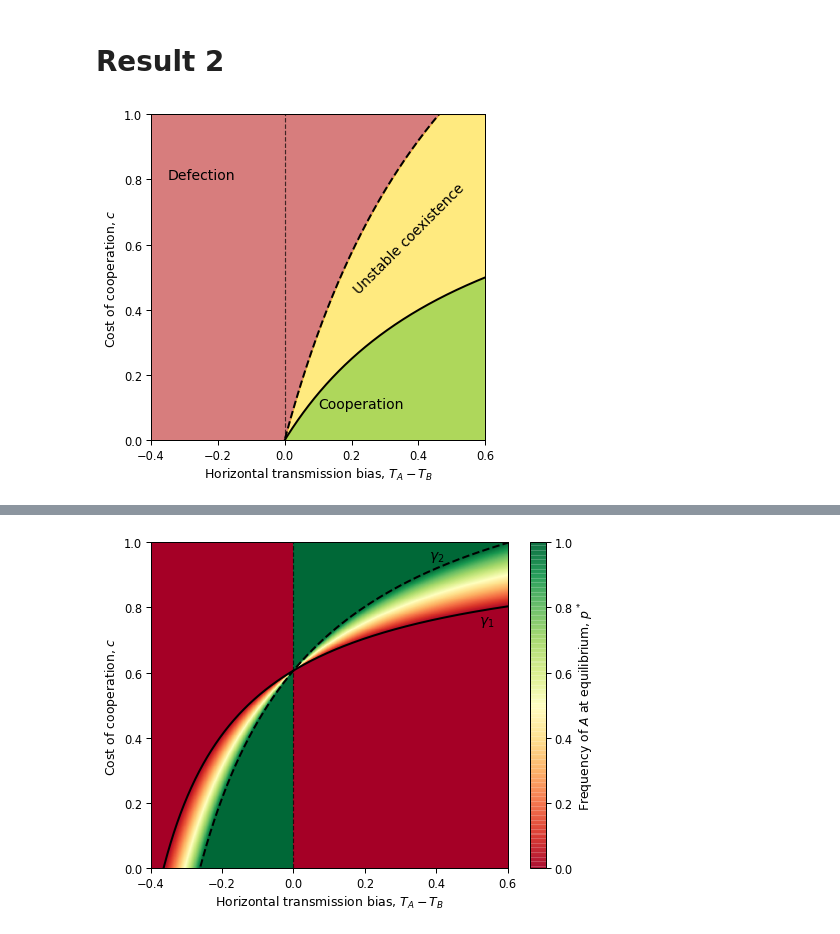
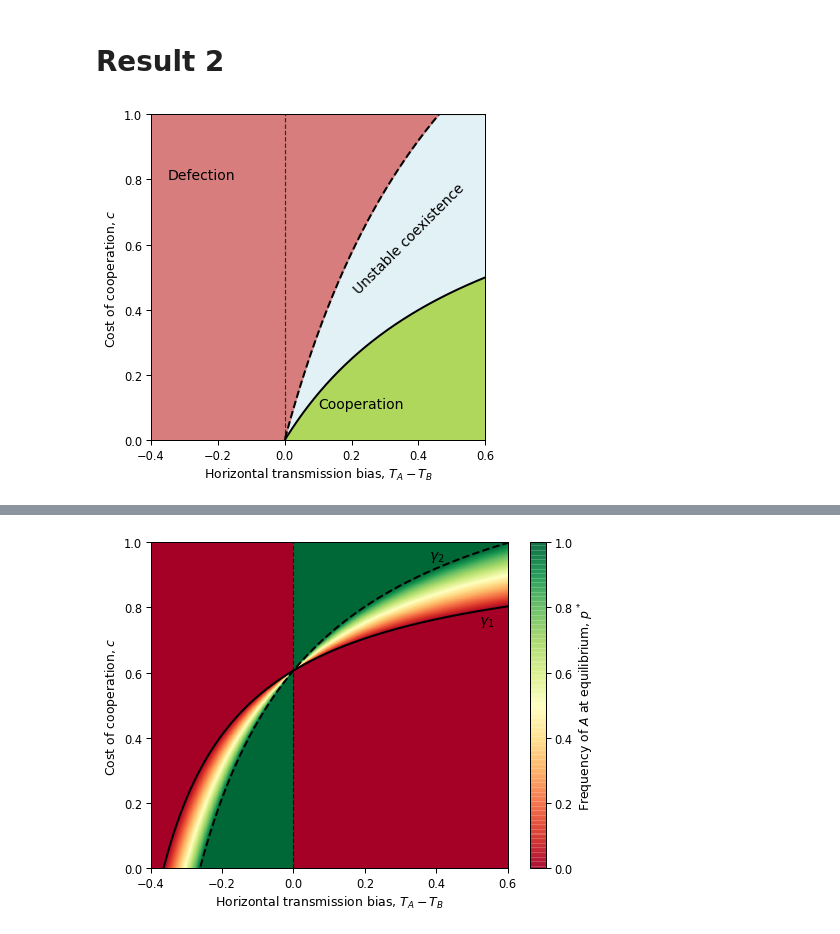
Before and after one commit to yoavram-lab/CulturalCooperation, a Jupyter notebook: ms/figures.ipynb, the cells around one changed output, grey strips where cells are left out. Drawn from its saved outputs; the diff is of its cells as text; code cells hidden in the pictures.

```diff
--- a/ms/figures.ipynb
+++ b/ms/figures.ipynb
@@ -29,34 +29,34 @@ ax.fill_between(ΔT[pos], 0, γ1[pos], color='yellowgreen', alpha=0.8)
 ax.fill_between(ΔT[~pos], 0, γ2[~pos], color='yellowgreen', alpha=0.8)
 ax.fill_between(ΔT[pos], γ2[pos], 1, color='indianred', alpha=0.8)
 ax.fill_between(ΔT[~pos], γ1[~pos], 1, color='indianred', alpha=0.8)
-ax.fill_between(ΔT[~pos], γ2[~pos], γ1[~pos], color='lightblue', alpha=0.35)
-ax.fill_between(ΔT[pos], γ1[pos], γ2[pos], color='gold', alpha=0.5)
+ax.fill_between(ΔT[~pos], γ2[~pos], γ1[~pos], color='gold', alpha=0.5)
+ax.fill_between(ΔT[pos], γ1[pos], γ2[pos], color='lightblue', alpha=0.35)
 
 ax.set(xlim=(ΔT.min(), ΔT.max()), ylim=(0, 1),
        xlabel='Horizontal transmission bias, $T_A - T_B$',
        ylabel='Cost of cooperation, $c$',
 #        title='α={}'.format(α)
 )
 
 fontdict = dict(size=14)
 if α == 0.7:
     ax.text(0.52, 0.75, r'$\gamma_1$', fontdict=fontdict)
     ax.text(0.38, 0.95, r'$\gamma_2$', fontdict=fontdict)
     ax.text(0.25, 0.1, r'Cooperation', fontdict=fontdict, rotation=0)
     ax.text(-0.32, 0.03, 'Stable coexistence', rotation=70)
     ax.text(0.12, 0.7, r'Unstable coexistence', fontdict=fontdict, rotation=25)
     ax.text(-0.35, 0.8, 'Defection', fontdict=fontdict, rotation=0)
 if α == 0:
     ax.text(0.1, 0.1, r'Cooperation', fontdict=fontdict, rotation=0)
     # ax.text(-0.2, 0.02, r'*Stable coexistence', rotation=60)
     #ax.text(-0.1, 0.03, r'<-------Stable coexistence', rotation=90)
     ax.text(0.2, 0.45, r'Unstable coexistence', fontdict=fontdict, rotation=45)
     ax.text(-0.35, 0.8, 'Defection', fontdict=fontdict, rotation=0)
 
 
 if α==0:
     fig.savefig('Figures/Result2_zero_alpha.pdf')
 if α==0.7:
     fig.savefig('Figures/Result2__non_zero_alpha.pdf')
 # %% [output]
-[figure, old version]
+[figure, new version]
```
Also changed, not shown: parts of 4 cells of this notebook, 6 other files.
